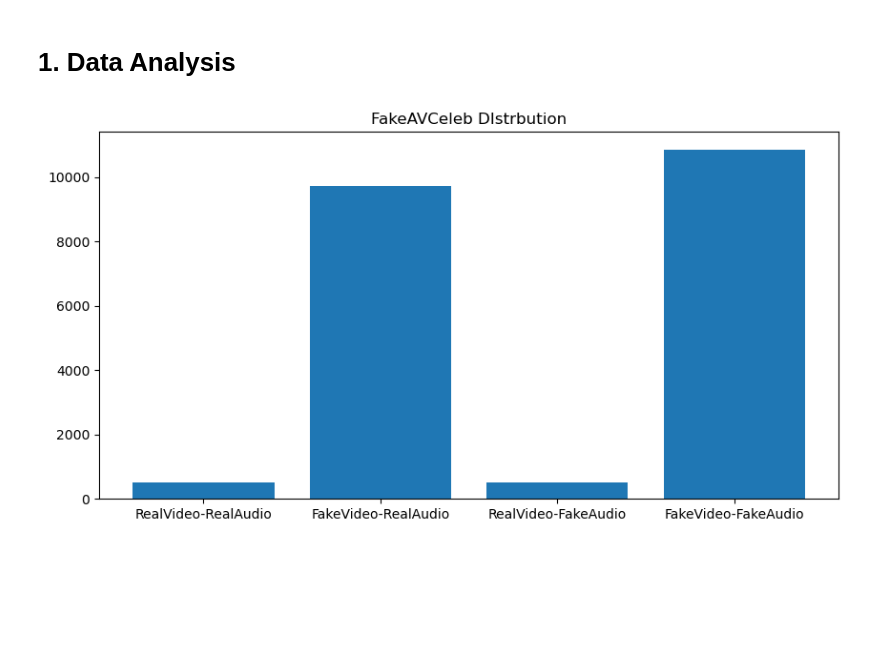
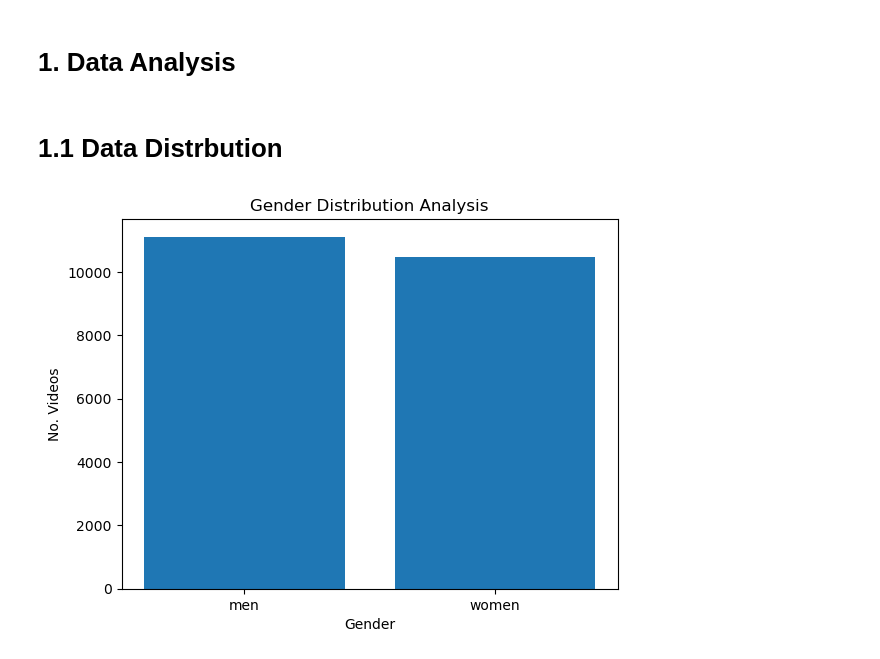
Before and after one commit to H-Beheiry/Multimodal-Deepfake-Detection-with-XAI, a Jupyter notebook: DataAnalysis/Video_DataAnalysis.ipynb, the cells around one changed output. Saved outputs shown, nothing was run; the diff lists cells and outputs as text; code cells hidden in the pictures; blank space fills up the shorter version.

Commit message:
video data analysis

```diff
--- a/DataAnalysis/Video_DataAnalysis.ipynb
+++ b/DataAnalysis/Video_DataAnalysis.ipynb
@@ -37,9 +65,11 @@ print(len(real_video_real_audio_paths)+len(fake_video_real_audio_paths)+len(real
 # %% [markdown]
 # 1. Data Analysis
-# %%
-plt.figure(figsize=(10,5))
-plt.title("FakeAVCeleb DIstrbution")
-plt.bar( ["RealVideo-RealAudio","FakeVideo-RealAudio","RealVideo-FakeAudio","FakeVideo-FakeAudio"]
-        ,[len(real_video_real_audio_paths),len(fake_video_real_audio_paths),len(real_video_fake_audio_paths),len(fake_video_fake_audio_paths)]);
-# %% [output]
-[figure, removed]
+# %% [markdown]
+# 1.1 Data Distrbution
+# %%
+plt.title("Gender Distribution Analysis")
+plt.ylabel("No. Videos")
+plt.xlabel("Gender")
+plt.bar(stats["gender"].value_counts().index,stats["gender"].value_counts().values);
+# %% [output]
+[figure, added]
```
Also changed, not shown: parts of 12 cells of this notebook, 1 other file.
